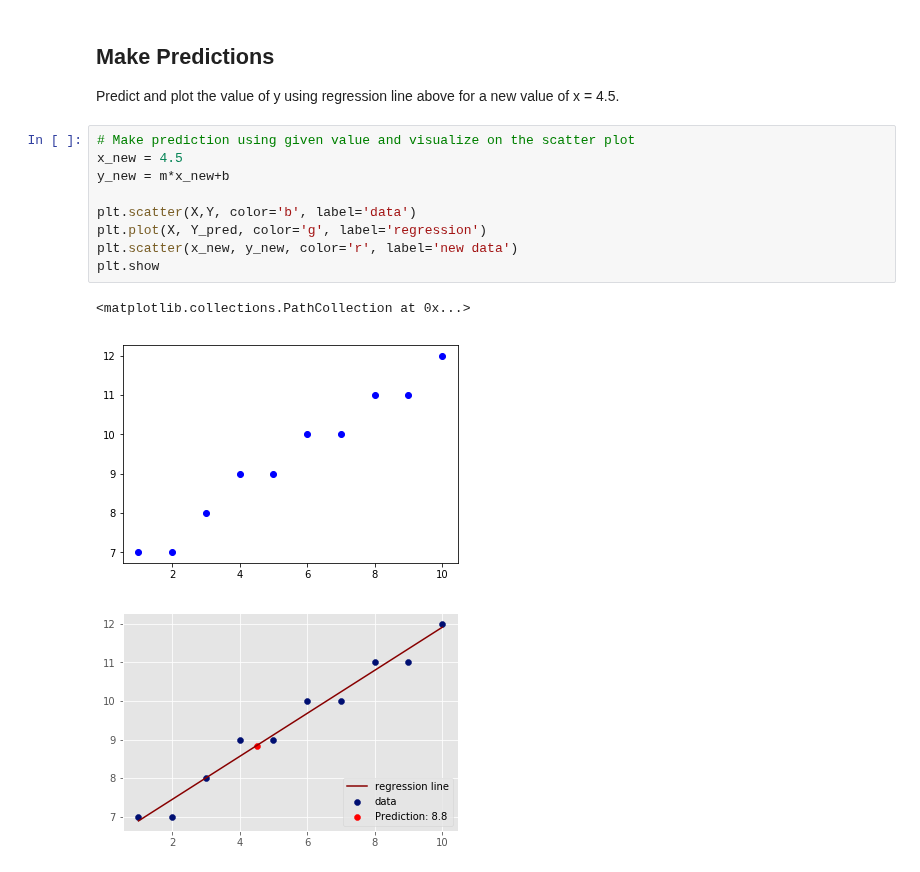
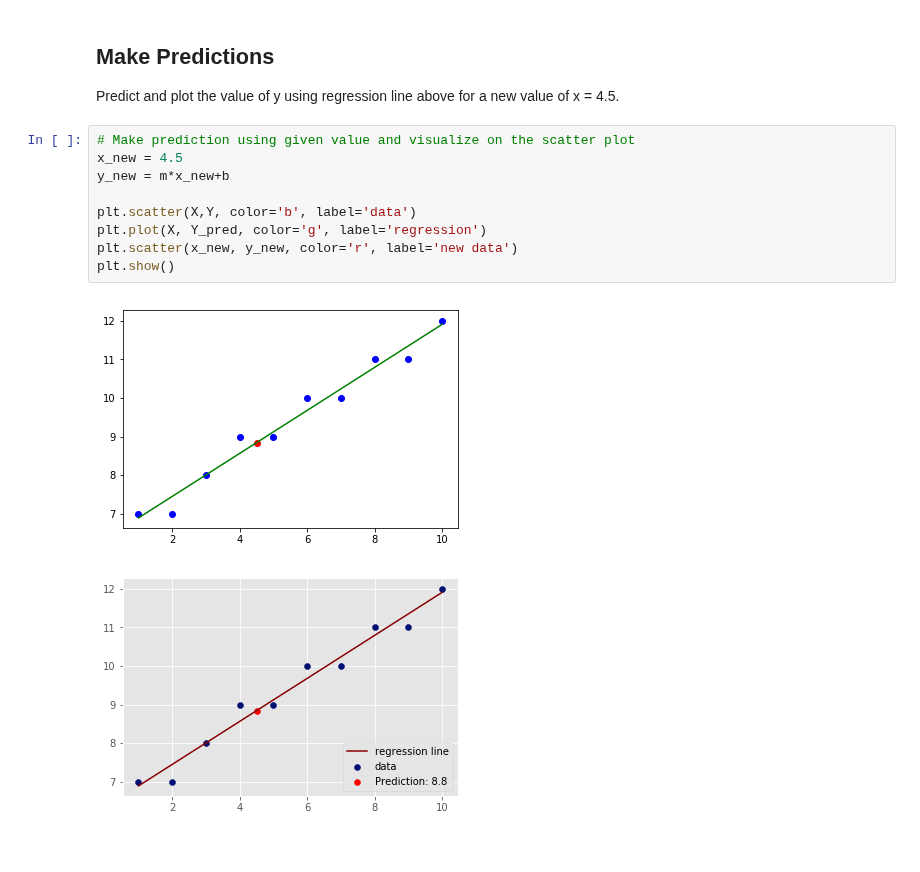
Before and after one commit to mandoiwanaga/dsc-0-10-10-complete-regression-seattle-ds-career-040119, a Jupyter notebook: index.ipynb, the cells around one changed output. Saved outputs shown, nothing was run; the diff lists cells and outputs as text.

```diff
--- a/index.ipynb
+++ b/index.ipynb
@@ -147,15 +147,14 @@ Predict and plot the value of y using regression line above for a new value of x
 # %%
 # Make prediction using given value and visualize on the scatter plot
 x_new = 4.5
 y_new = m*x_new+b
 
 plt.scatter(X,Y, color='b', label='data')
 plt.plot(X, Y_pred, color='g', label='regression')
 plt.scatter(x_new, y_new, color='r', label='new data')
-plt.show
+plt.show()
 # %% [output]
-<matplotlib.collections.PathCollection at 0x...>
-[figure, old version]
+[figure, new version]
 # %%
 # %% [output]
 [figure]
```
